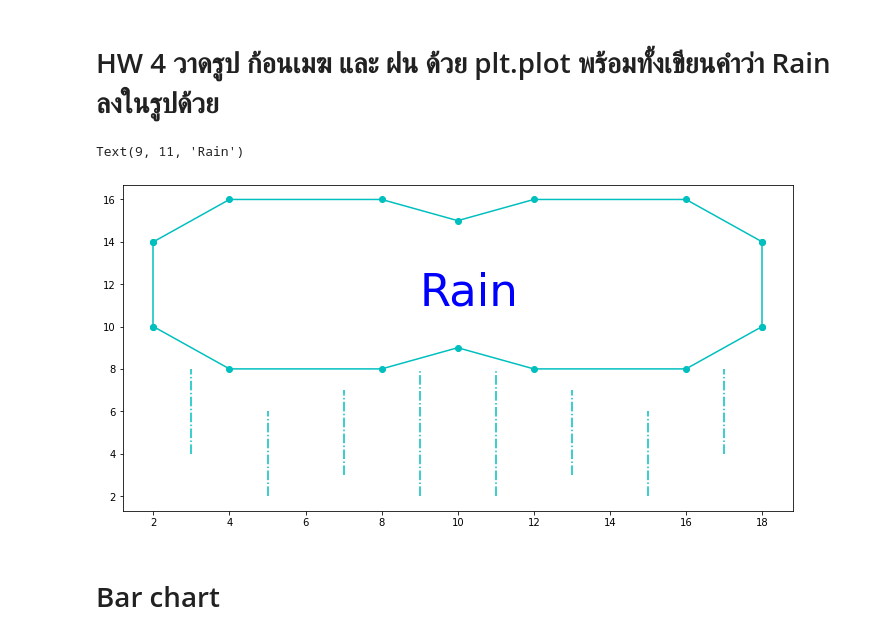
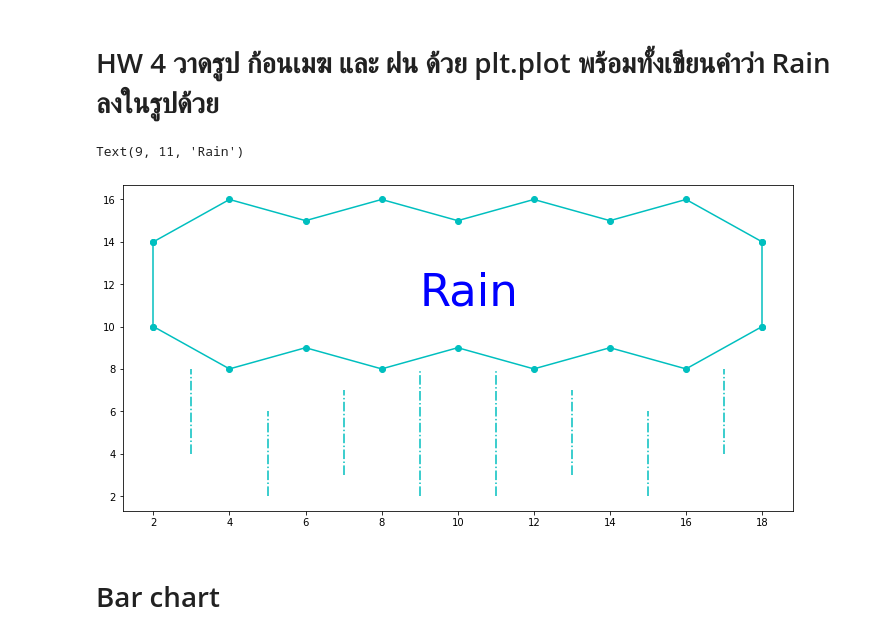
Before and after one commit to bunnybbear/BasicProg_DataViz65, a Jupyter notebook: DataViz04_Data_Comparison.ipynb, the cells around one changed output. Drawn from its saved outputs; the diff is of its cells as text; code cells hidden in the pictures.

```diff
--- a/DataViz04_Data_Comparison.ipynb
+++ b/DataViz04_Data_Comparison.ipynb
@@ -178,24 +178,24 @@ plt.ylabel('size (cm)');
 # %%
 # ก้อนเมฆ
 plt.plot([2,2],[10,14],'co-')
 plt.plot([18,18],[10,14],'co-')
-plt.plot([2,4,8,10,12,16,18],[10,8,8,9,8,8,10],'co-')
-plt.plot([2,4,8,10,12,16,18],[14,16,16,15,16,16,14],'co-')
+plt.plot([2,4,6,8,10,12,14,16,18],[10,8,9,8,9,8,9,8,10],'co-')
+plt.plot([2,4,6,8,10,12,14,16,18],[14,16,15,16,15,16,15,16,14],'co-')
 
 # ฝน
 plt.plot([3,3],[4,8],'c-.')
 plt.plot([5,5],[2,6],'c-.')
 plt.plot([7,7],[3,7],'c-.')
 plt.plot([9,9],[2,8],'c-.')
 plt.plot([11,11],[2,8],'c-.')
 plt.plot([13,13],[3,7],'c-.')
 plt.plot([15,15],[2,6],'c-.')
 plt.plot([17,17],[4,8],'c-.')
 
 plt.text(9,11, 'Rain', fontsize=45, color='b')
 # %% [output]
 Text(9, 11, 'Rain')
-[figure, old version]
+[figure, new version]
 # %% [markdown]
  # Bar chart
 # %%
```
